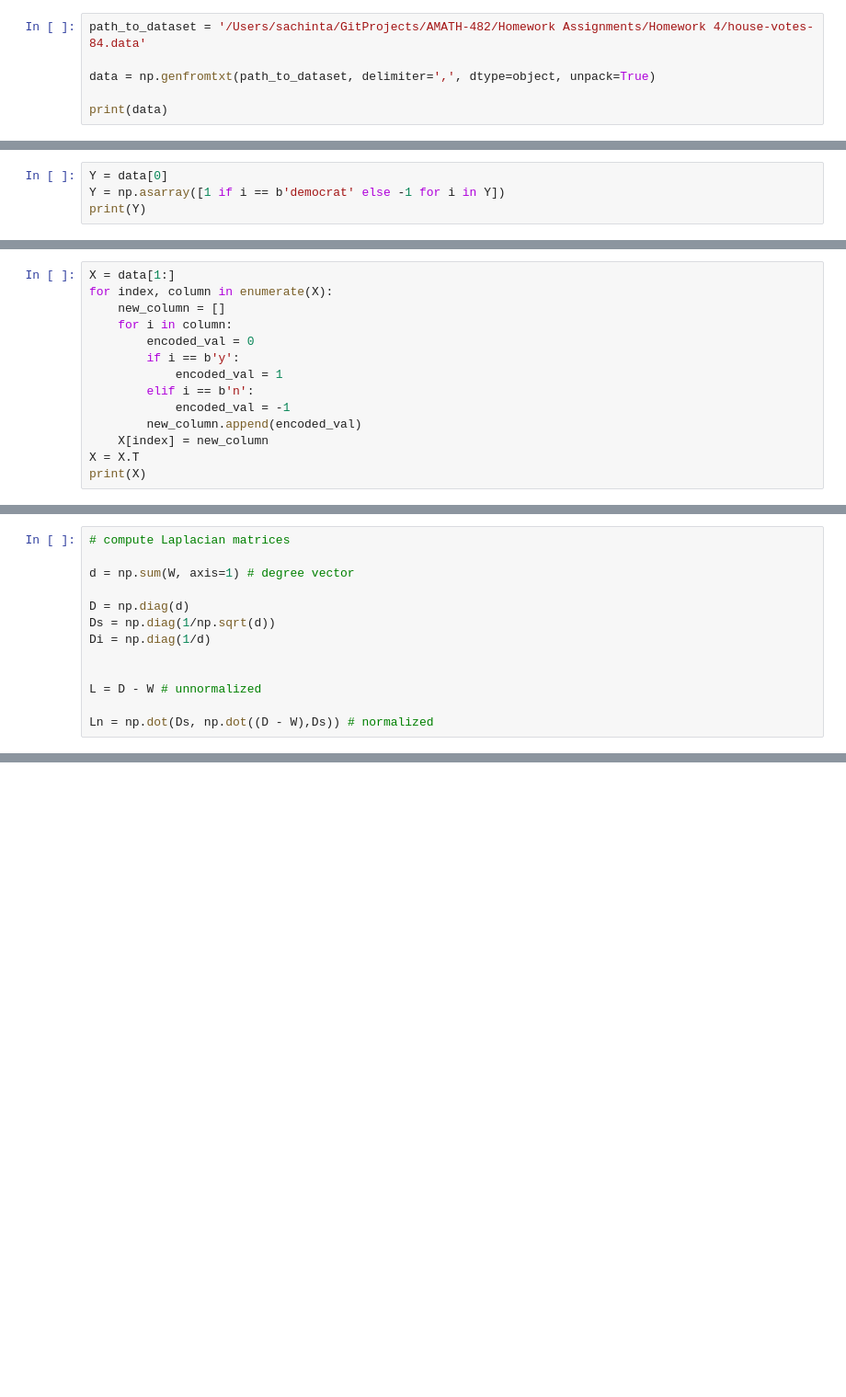
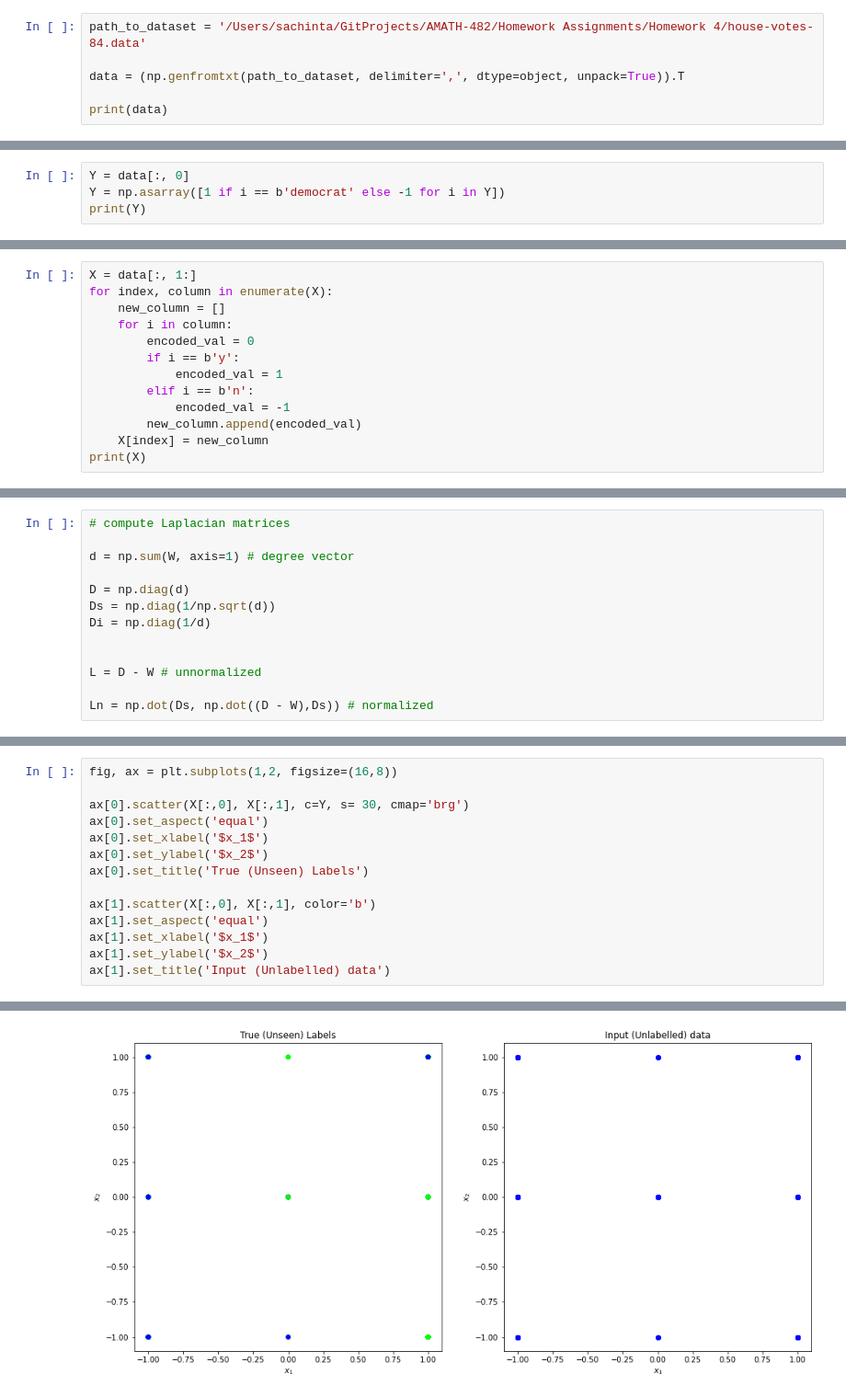
Before and after one commit to NSC508/AMATH-482, a Jupyter notebook: Homework Assignments/Homework 4/HW4.ipynb, the cells around one changed output, grey strips where cells are left out. Shown at 92% size. Drawn from its saved outputs; the diff is of its cells as text; blank space fills up the shorter version.

```diff
--- a/Homework Assignments/Homework 4/HW4.ipynb
+++ b/Homework Assignments/Homework 4/HW4.ipynb
@@ -4,7 +7,7 @@ import matplotlib.pyplot as plt
 # %%
 path_to_dataset = '/Users/sachinta/GitProjects/AMATH-482/Homework Assignments/Homework 4/house-votes-84.data'
 
-data = np.genfromtxt(path_to_dataset, delimiter=',', dtype=object, unpack=True)
+data = (np.genfromtxt(path_to_dataset, delimiter=',', dtype=object, unpack=True)).T
 
 print(data)
 # %% [output]
@@ -19,5 +21,5 @@ print(data)
 # %%
-Y = data[0]
+Y = data[:, 0]
 Y = np.asarray([1 if i == b'democrat' else -1 for i in Y])
 print(Y)
 # %% [output]
@@ -41,7 +43,7 @@ print(Y)
   1 -1 -1  1 -1 -1  1  1 -1  1  1  1 -1  1  1  1  1  1  1 -1  1  1 -1  1
  -1 -1 -1]
 # %%
-X = data[1:]
+X = data[:, 1:]
 for index, column in enumerate(X):
     new_column = []
     for i in column:
@@ -52,7 +54,6 @@ for index, column in enumerate(X):
             encoded_val = -1
         new_column.append(encoded_val)
     X[index] = new_column
-X = X.T
 print(X)
 # %% [output]
 [[-1 1 -1 ... 1 -1 1]
@@ -135,0 +137,15 @@ print(q1)
+# %%
+fig, ax = plt.subplots(1,2, figsize=(16,8))
+
+ax[0].scatter(X[:,0], X[:,1], c=Y, s= 30, cmap='brg')
+ax[0].set_aspect('equal')
+ax[0].set_xlabel('$x_1$')
+ax[0].set_ylabel('$x_2$')
+ax[0].set_title('True (Unseen) Labels')
+
+ax[1].scatter(X[:,0], X[:,1], color='b')
+ax[1].set_aspect('equal')
+ax[1].set_xlabel('$x_1$')
+ax[1].set_ylabel('$x_2$')
+ax[1].set_title('Input (Unlabelled) data')
+# %% [output]
@@ -135,0 +153 @@ print(q1)
+[figure, added]
```
Also changed, not shown: parts of 6 cells of this notebook.
